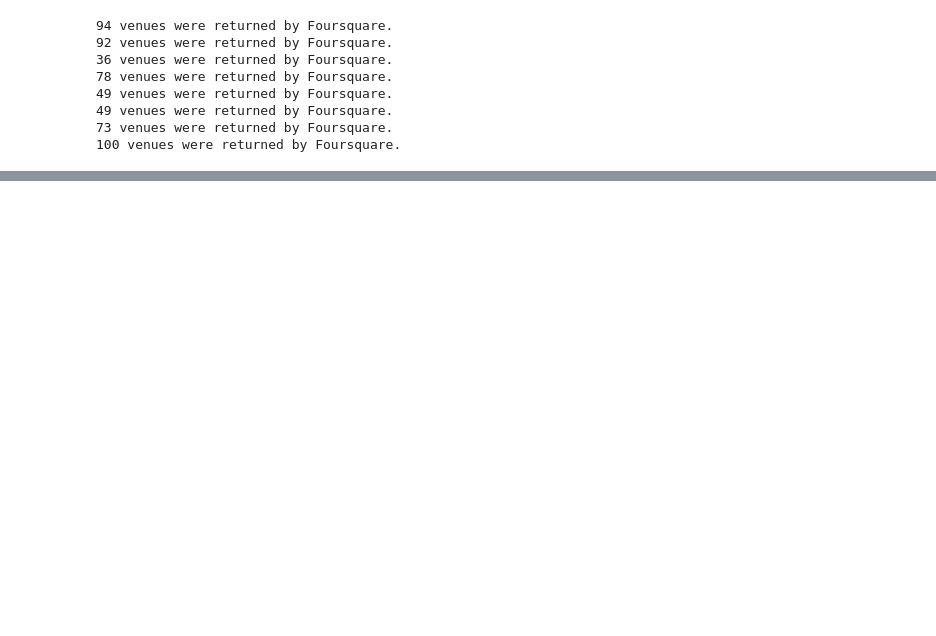
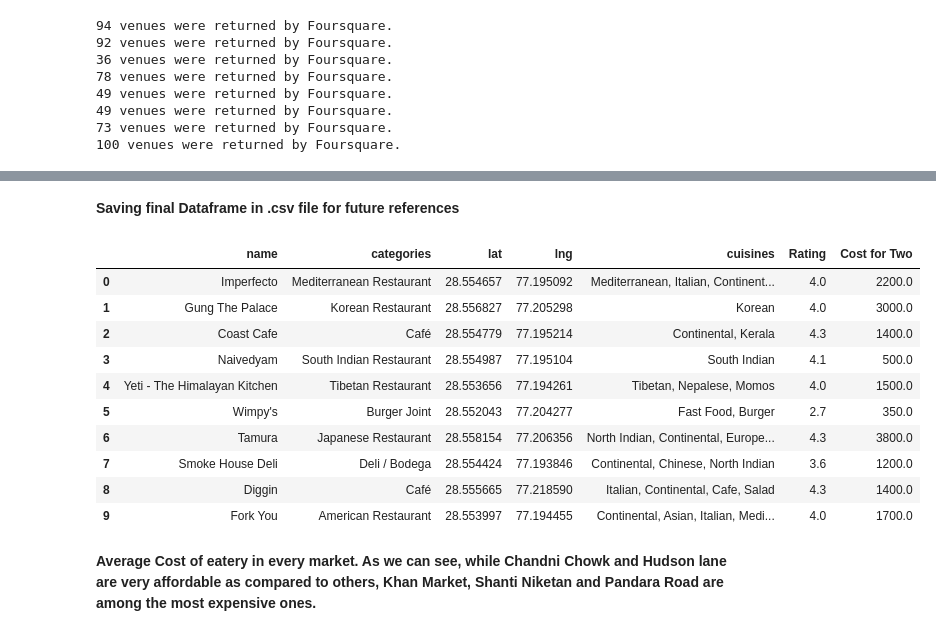
Before and after one commit to gauravr1993/Coursera_Capstone, a Jupyter notebook: Capstone_The-Battle-of-the-Neighborhoods.ipynb, the cells around one changed output, grey strips where cells are left out. Saved outputs shown, nothing was run; the diff lists cells and outputs as text; code cells hidden in the pictures; blank space fills up the shorter version.

```diff
--- a/Capstone_The-Battle-of-the-Neighborhoods.ipynb
+++ b/Capstone_The-Battle-of-the-Neighborhoods.ipynb
@@ -110,6 +128,7 @@ df
 CLIENT_ID = 'Q5TRRRDR2SFCFO5GMQJYKSZCS5KVVSX0IQETDY2TOECRJHCW' # your Foursquare ID
 CLIENT_SECRET = 'HO13KQXSFWGQRUX5RPOHKDTO5FYA5PWK23X2FUVWGQWN5AEV' # your Foursquare Secret
 VERSION = '20190709' # Foursquare API version
+categoryId = '4d4b7105d754a06374d81259' #Catgory Id for Food
 # %%
 def get_url(latitude,longitude):
     LIMIT = 100 # limit of number of venues returned by Foursquare API
@@ -311,14 +339,18 @@ r.json()['restaurants'][0]['restaurant']['cuisines']
 # %%
-for index,row in sec_29_venue.iterrows():
-    name = row['name']
-    #print(name)
-    zomato_url= 'https://developers.zomato.com/api/v2.1/search?q={}&lat={}&lon={}&sort=real_distance'.format(
-    name[0:name.find('|')].replace(" ",""),
-    row['lat'],
-    row['lng'],)
-    r = requests.get(zomato_url,headers={'user-key':'71c82e725fada3cbd84fd97458215540'})
-    if(r.json()['results_found'] > 0):
-        #sec_29_venue['cuisines'] = r.json()['restaurants'][0]['restaurant']['cuisines']
-        sec_29_venue.at[index,'cuisines'] = r.json()['restaurants'][0]['restaurant']['cuisines']
-    else:
-        sec_29_venue.at[index,'cuisines'] = 'NA'
+def populate_from_zomato(dataframe):
+    for index,row in dataframe.iterrows():
+        print(row['name'])
+        zomato_url= 'https://developers.zomato.com/api/v2.1/search?q={}&lat={}&lon={}&sort=real_distance'.format(
+        ('%20').join(row['name'].split(' ')),
+        row['lat'],
+        row['lng'],)
+        r = requests.get(zomato_url,headers={'user-key':'498b097c1331a2448340cee84a9c6ce4'})
+        if(r.json()['results_found'] > 0):
+            dataframe.at[index,'cuisines'] = r.json()['restaurants'][0]['restaurant']['cuisines']
+            dataframe.at[index,'Rating'] = r.json()['restaurants'][0]['restaurant']['user_rating']['aggregate_rating']
+            dataframe.at[index,'Cost for Two'] = r.json()['restaurants'][0]['restaurant']['average_cost_for_two']
+        else:
+            dataframe.at[index,'cuisines'] = 'NA'
+            dataframe.at[index,'Rating'] = 0
+            dataframe.at[index,'Cost for Two'] = 0
+    return dataframe
@@ -326,0 +366,2 @@ sec_29_venue
+# %% [markdown]
+<b>Saving final Dataframe in .csv file for future references</b>
@@ -326,0 +377,16 @@ sec_29_venue
+# %%
+final_hauz_khas.head(10)
+# %% [output]
+|  | name | categories | lat | lng | cuisines | Rating | Cost for Two |
+| 0 | Imperfecto | Mediterranean Restaurant | 28.554657 | 77.195092 | Mediterranean, Italian, Continent... | 4.0 | 2200.0 |
+| 1 | Gung The Palace | Korean Restaurant | 28.556827 | 77.205298 | Korean | 4.0 | 3000.0 |
+| 2 | Coast Cafe | Café | 28.554779 | 77.195214 | Continental, Kerala | 4.3 | 1400.0 |
+| 3 | Naivedyam | South Indian Restaurant | 28.554987 | 77.195104 | South Indian | 4.1 | 500.0 |
+| 4 | Yeti - The Himalayan Kitchen | Tibetan Restaurant | 28.553656 | 77.194261 | Tibetan, Nepalese, Momos | 4.0 | 1500.0 |
+| 5 | Wimpy's | Burger Joint | 28.552043 | 77.204277 | Fast Food, Burger | 2.7 | 350.0 |
+| 6 | Tamura | Japanese Restaurant | 28.558154 | 77.206356 | North Indian, Continental, Europe... | 4.3 | 3800.0 |
+| 7 | Smoke House Deli | Deli / Bodega | 28.554424 | 77.193846 | Continental, Chinese, North Indian | 3.6 | 1200.0 |
+| 8 | Diggin | Café | 28.555665 | 77.218590 | Italian, Continental, Cafe, Salad | 4.3 | 1400.0 |
+| 9 | Fork You | American Restaurant | 28.553997 | 77.194455 | Continental, Asian, Italian, Medi... | 4.0 | 1700.0 |
+# %% [markdown]
+<b>Average Cost of eatery in every market. As we can see, while Chandni Chowk and Hudson lane are very affordable as compared to others, Khan Market, Shanti Niketan and Pandara Road are among the most expensive ones.</b>
```
Also changed, not shown: parts of 39 cells of this notebook.
